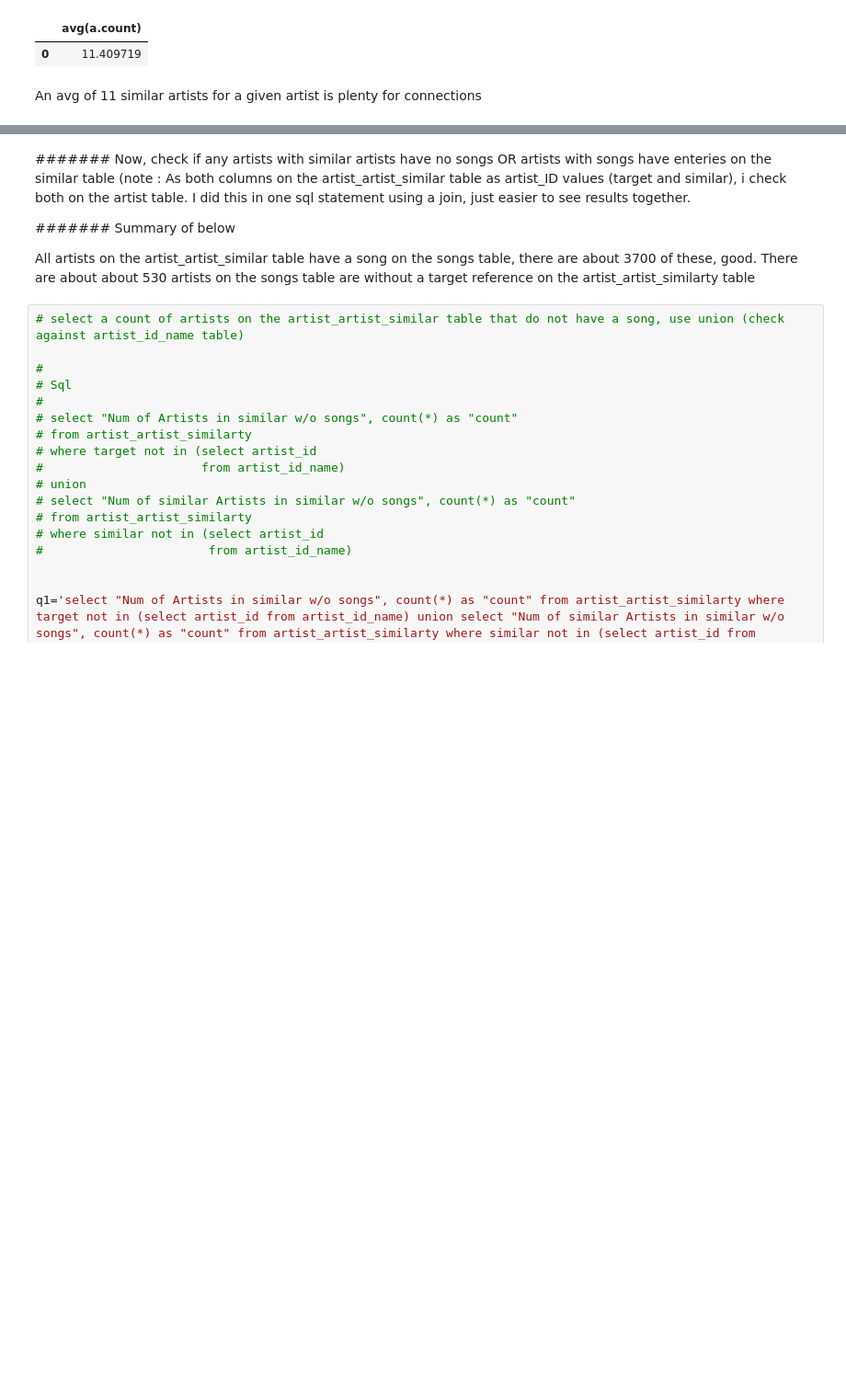
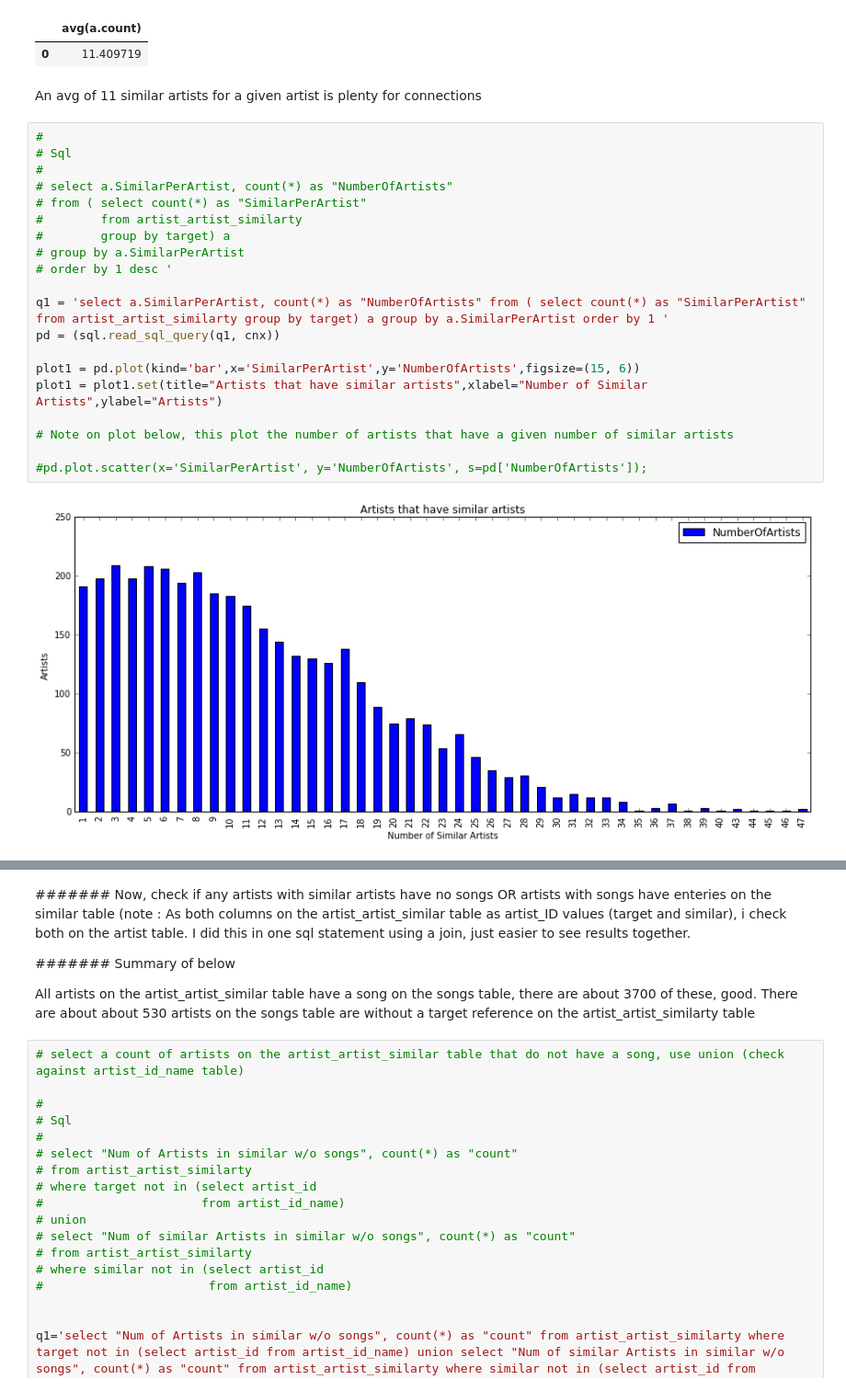
Before and after one commit to brion101/brion101.github.io, a Jupyter notebook: CA_01.ipynb, the cells around one changed output, grey strips where cells are left out. Shown at 92% size. Saved outputs shown, nothing was run; the diff lists cells and outputs as text; blank space fills up the shorter version.

```diff
--- a/CA_01.ipynb
+++ b/CA_01.ipynb
@@ -514,3 +503,25 @@ pd.head()
 | 0 | 11.409719 |
 # %% [markdown]
 An avg of 11 similar artists for a given artist is plenty for connections
+# %%
+#
+# Sql
+#
+# select a.SimilarPerArtist, count(*) as "NumberOfArtists"
+# from ( select count(*) as "SimilarPerArtist"
+#        from artist_artist_similarty
+#        group by target) a
+# group by a.SimilarPerArtist
+# order by 1 desc '
+
+q1 = 'select a.SimilarPerArtist, count(*) as "NumberOfArtists" from ( select count(*) as "SimilarPerArtist" from artist_artist_similarty group by target) a group by a.SimilarPerArtist order by 1 '
+pd = (sql.read_sql_query(q1, cnx))
+
+plot1 = pd.plot(kind='bar',x='SimilarPerArtist',y='NumberOfArtists',figsize=(15, 6))
+plot1 = plot1.set(title="Artists that have similar artists",xlabel="Number of Similar Artists",ylabel="Artists")
+
+# Note on plot below, this plot the number of artists that have a given number of similar artists
+
+#pd.plot.scatter(x='SimilarPerArtist', y='NumberOfArtists', s=pd['NumberOfArtists']);
+# %% [output]
+[figure, added]
```
Also changed, not shown: parts of 5 cells of this notebook.
